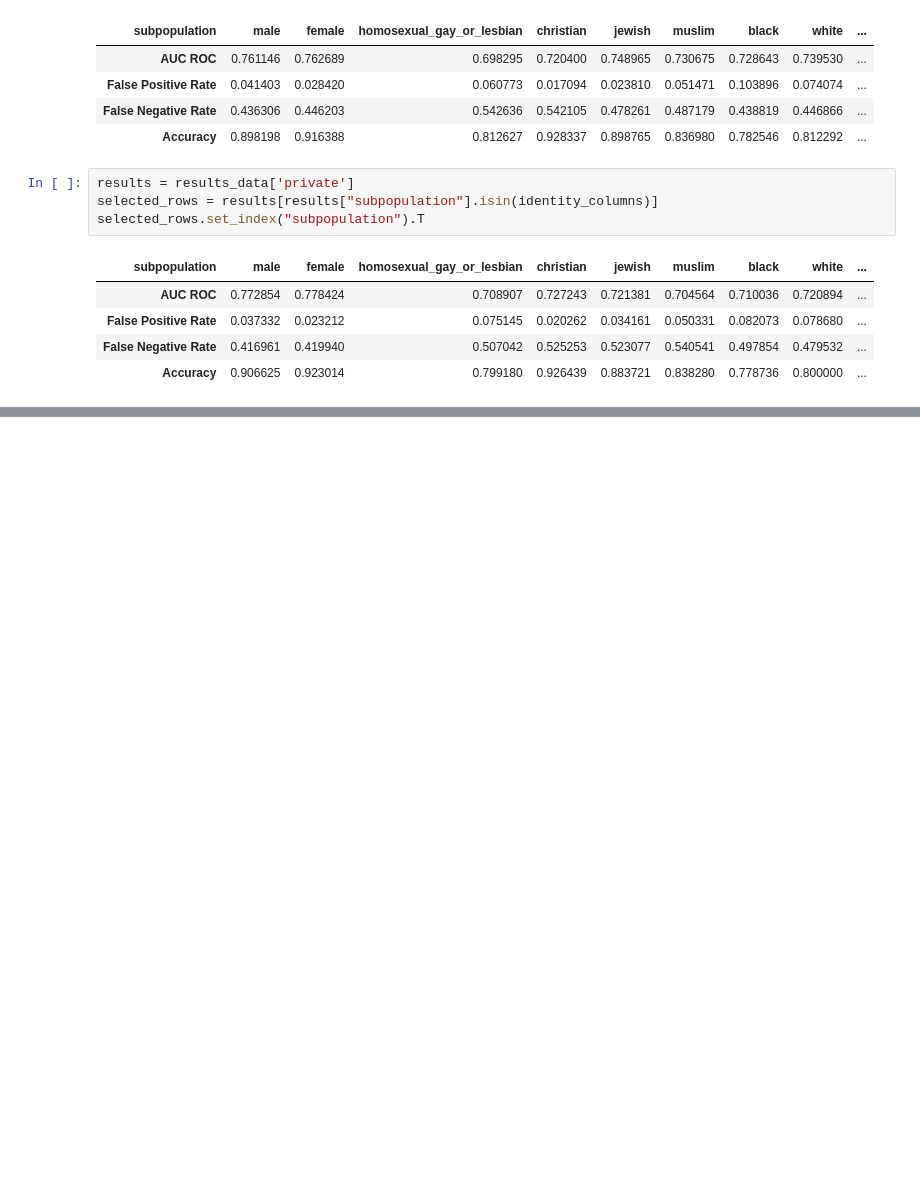
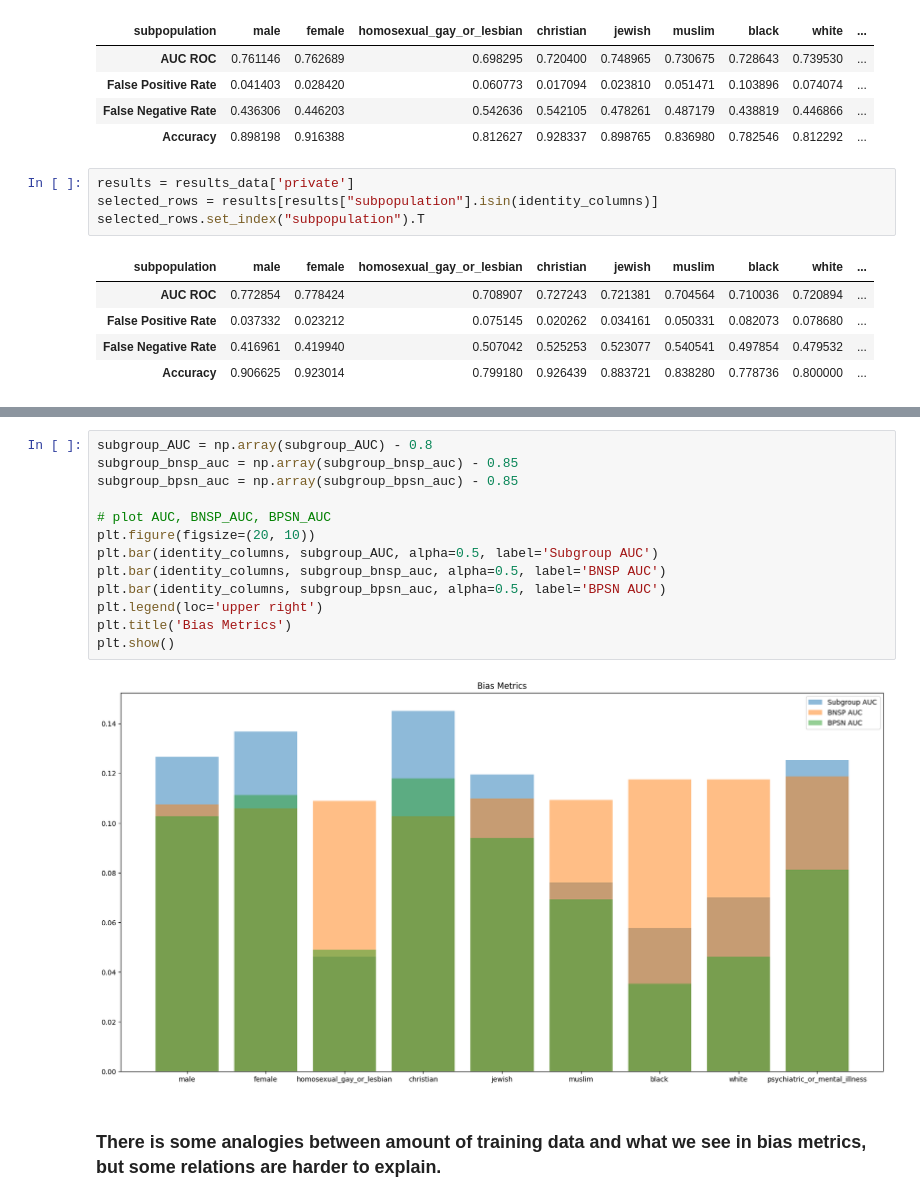
Before and after one commit to robinhad/toxicity-analysis, a Jupyter notebook: outcomes_dkushn.ipynb, the cells around one changed output, grey strips where cells are left out. Cells and saved outputs as stored; diff of their text form; blank space fills up the shorter version.

```diff
--- a/outcomes_dkushn.ipynb
+++ b/outcomes_dkushn.ipynb
@@ -786,0 +844,17 @@ selected_rows.set_index("subpopulation").T
+# %%
+subgroup_AUC = np.array(subgroup_AUC) - 0.8
+subgroup_bnsp_auc = np.array(subgroup_bnsp_auc) - 0.85
+subgroup_bpsn_auc = np.array(subgroup_bpsn_auc) - 0.85
+
+# plot AUC, BNSP_AUC, BPSN_AUC
+plt.figure(figsize=(20, 10))
+plt.bar(identity_columns, subgroup_AUC, alpha=0.5, label='Subgroup AUC')
+plt.bar(identity_columns, subgroup_bnsp_auc, alpha=0.5, label='BNSP AUC')
+plt.bar(identity_columns, subgroup_bpsn_auc, alpha=0.5, label='BPSN AUC')
+plt.legend(loc='upper right')
+plt.title('Bias Metrics')
+plt.show()
+# %% [output]
+[figure, added]
+# %% [markdown]
+### There is some analogies between amount of training data and what we see in bias metrics, but some relations are harder to explain.
```
Also changed, not shown: parts of 5 cells of this notebook.
